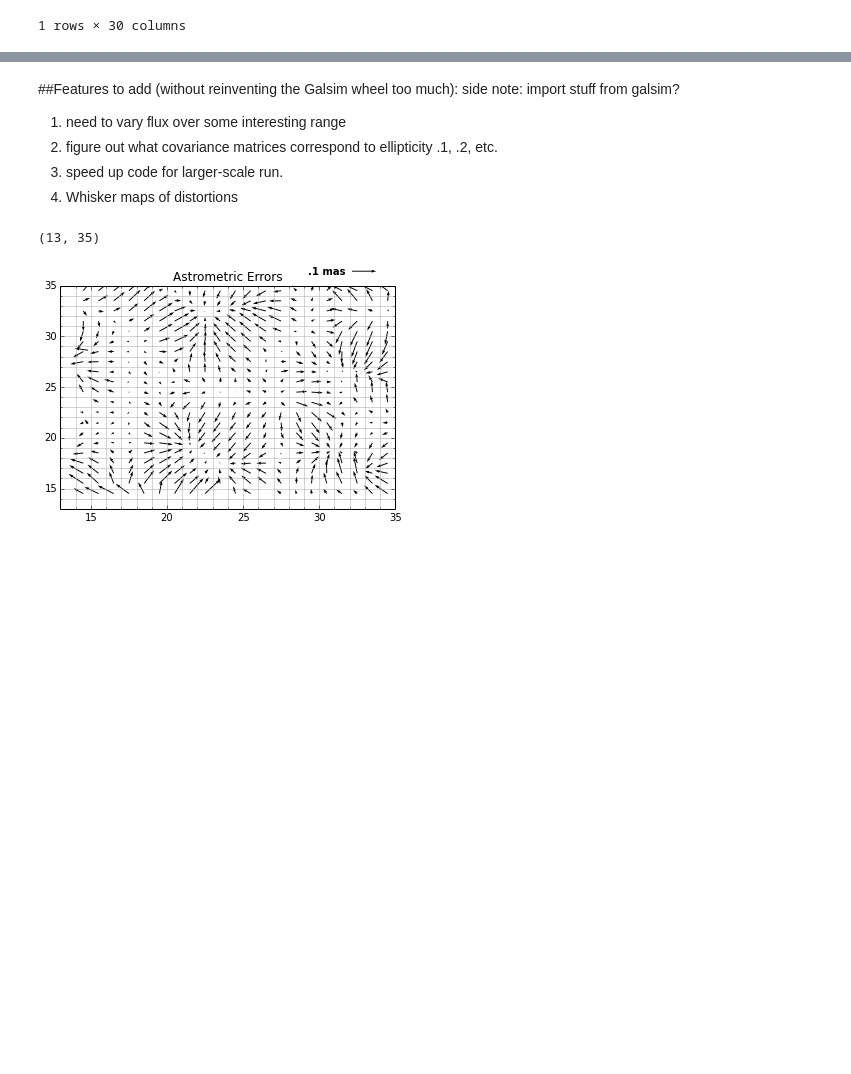
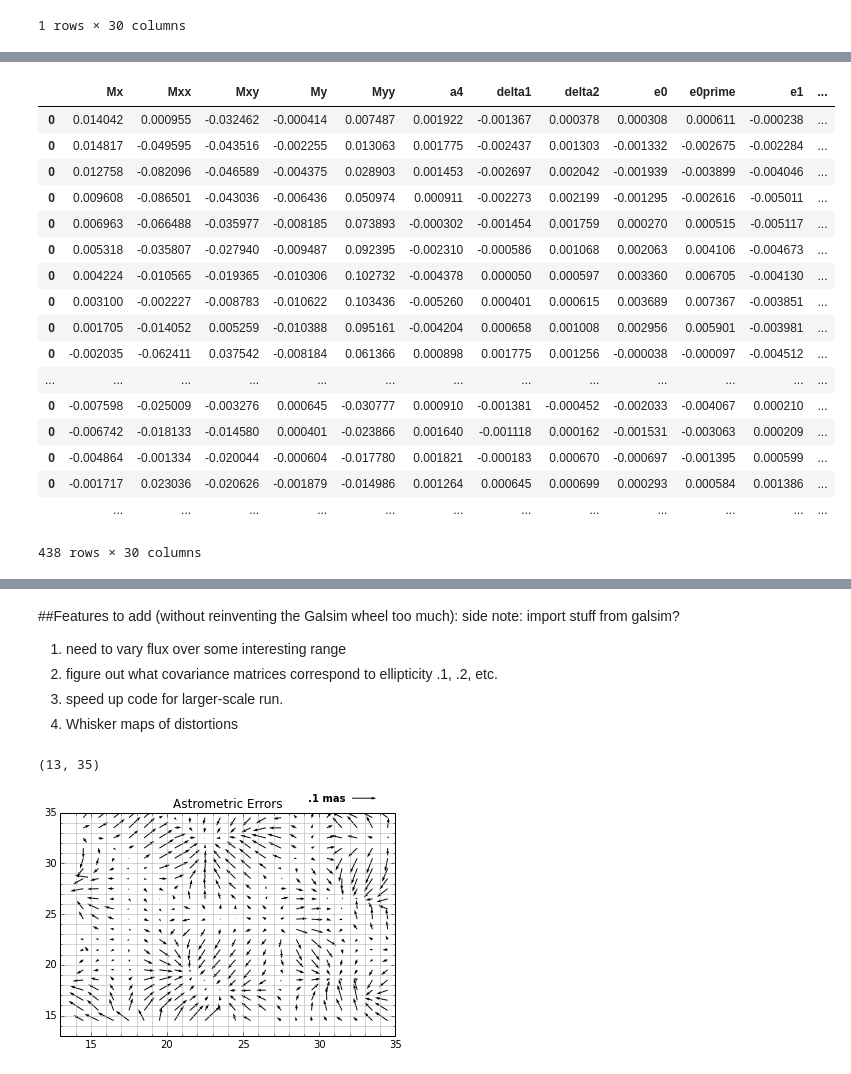
Before and after one commit to cpadavis/weak_sauce, a Jupyter notebook: notebooks/assessing_science_impact.ipynb, the cells around one changed output, grey strips where cells are left out. Drawn from its saved outputs; the diff is of its cells as text; code cells hidden in the pictures; blank space fills up the shorter version.

```diff
--- a/notebooks/assessing_science_impact.ipynb
+++ b/notebooks/assessing_science_impact.ipynb
@@ -124,5 +140,26 @@ resid_df2 = resid_df[resid_df['Mx']<.3]
 resid_df2.describe()
 resid_df = resid_df2
+# %%
+resid_df
+# %% [output]
+|  | Mx | Mxx | Mxy | My | Myy | a4 | delta1 | delta2 | e0 | e0prime | e1 | ... |
+| 0 | 0.014042 | 0.000955 | -0.032462 | -0.000414 | 0.007487 | 0.001922 | -0.001367 | 0.000378 | 0.000308 | 0.000611 | -0.000238 | ... |
+| 0 | 0.014817 | -0.049595 | -0.043516 | -0.002255 | 0.013063 | 0.001775 | -0.002437 | 0.001303 | -0.001332 | -0.002675 | -0.002284 | ... |
+| 0 | 0.012758 | -0.082096 | -0.046589 | -0.004375 | 0.028903 | 0.001453 | -0.002697 | 0.002042 | -0.001939 | -0.003899 | -0.004046 | ... |
+| 0 | 0.009608 | -0.086501 | -0.043036 | -0.006436 | 0.050974 | 0.000911 | -0.002273 | 0.002199 | -0.001295 | -0.002616 | -0.005011 | ... |
+| 0 | 0.006963 | -0.066488 | -0.035977 | -0.008185 | 0.073893 | -0.000302 | -0.001454 | 0.001759 | 0.000270 | 0.000515 | -0.005117 | ... |
+| 0 | 0.005318 | -0.035807 | -0.027940 | -0.009487 | 0.092395 | -0.002310 | -0.000586 | 0.001068 | 0.002063 | 0.004106 | -0.004673 | ... |
+| 0 | 0.004224 | -0.010565 | -0.019365 | -0.010306 | 0.102732 | -0.004378 | 0.000050 | 0.000597 | 0.003360 | 0.006705 | -0.004130 | ... |
+| 0 | 0.003100 | -0.002227 | -0.008783 | -0.010622 | 0.103436 | -0.005260 | 0.000401 | 0.000615 | 0.003689 | 0.007367 | -0.003851 | ... |
+| 0 | 0.001705 | -0.014052 | 0.005259 | -0.010388 | 0.095161 | -0.004204 | 0.000658 | 0.001008 | 0.002956 | 0.005901 | -0.003981 | ... |
+| 0 | -0.002035 | -0.062411 | 0.037542 | -0.008184 | 0.061366 | 0.000898 | 0.001775 | 0.001256 | -0.000038 | -0.000097 | -0.004512 | ... |
+| ... | ... | ... | ... | ... | ... | ... | ... | ... | ... | ... | ... | ... |
+| 0 | -0.007598 | -0.025009 | -0.003276 | 0.000645 | -0.030777 | 0.000910 | -0.001381 | -0.000452 | -0.002033 | -0.004067 | 0.000210 | ... |
+| 0 | -0.006742 | -0.018133 | -0.014580 | 0.000401 | -0.023866 | 0.001640 | -0.001118 | 0.000162 | -0.001531 | -0.003063 | 0.000209 | ... |
+| 0 | -0.004864 | -0.001334 | -0.020044 | -0.000604 | -0.017780 | 0.001821 | -0.000183 | 0.000670 | -0.000697 | -0.001395 | 0.000599 | ... |
+| 0 | -0.001717 | 0.023036 | -0.020626 | -0.001879 | -0.014986 | 0.001264 | 0.000645 | 0.000699 | 0.000293 | 0.000584 | 0.001386 | ... |
+|  | ... | ... | ... | ... | ... | ... | ... | ... | ... | ... | ... | ... |
+438 rows × 30 columns
 # %%
 (resid_df['flux']/(.001*np.log(10)/2.5)).hist(bins=10,histtype='step',color='ForestGreen') #convert %flux to mMag
 plt.xlabel('Photometric Error (mMag)')
```
Also changed, not shown: parts of 5 cells of this notebook.
